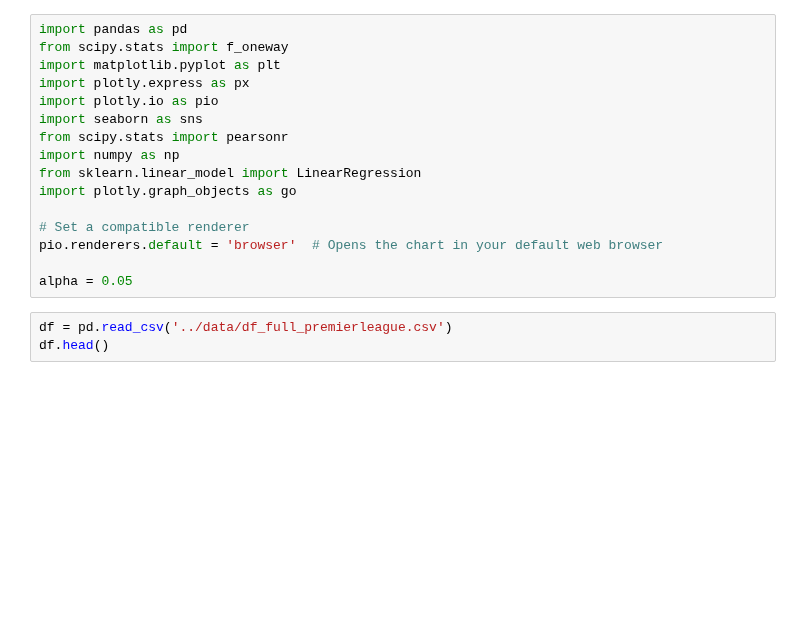
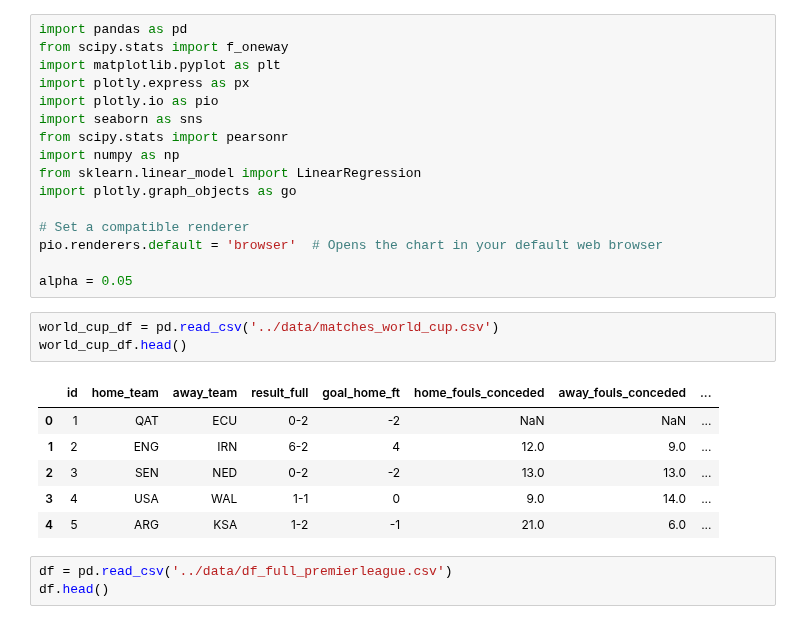
Before and after one commit to 1shaked/year_3, a Jupyter notebook: BI/ETL/df_full_premierleague.ipynb, the cells around one changed output. Cells and saved outputs as stored; diff of their text form; blank space fills up the shorter version.

```diff
--- a/BI/ETL/df_full_premierleague.ipynb
+++ b/BI/ETL/df_full_premierleague.ipynb
@@ -14,6 +14,16 @@ import plotly.graph_objects as go
 pio.renderers.default = 'browser'  # Opens the chart in your default web browser
 
 alpha = 0.05
+# %%
+world_cup_df = pd.read_csv('../data/matches_world_cup.csv')
+world_cup_df.head()
+# %% [output]
+|  | id | home_team | away_team | result_full | goal_home_ft | home_fouls_conceded | away_fouls_conceded | ... |
+| 0 | 1 | QAT | ECU | 0-2 | -2 | NaN | NaN | ... |
+| 1 | 2 | ENG | IRN | 6-2 | 4 | 12.0 | 9.0 | ... |
+| 2 | 3 | SEN | NED | 0-2 | -2 | 13.0 | 13.0 | ... |
+| 3 | 4 | USA | WAL | 1-1 | 0 | 9.0 | 14.0 | ... |
+| 4 | 5 | ARG | KSA | 1-2 | -1 | 21.0 | 6.0 | ... |
 # %%
 df = pd.read_csv('../data/df_full_premierleague.csv')
 df.head()
```
Also changed, not shown: parts of 6 cells of this notebook.
